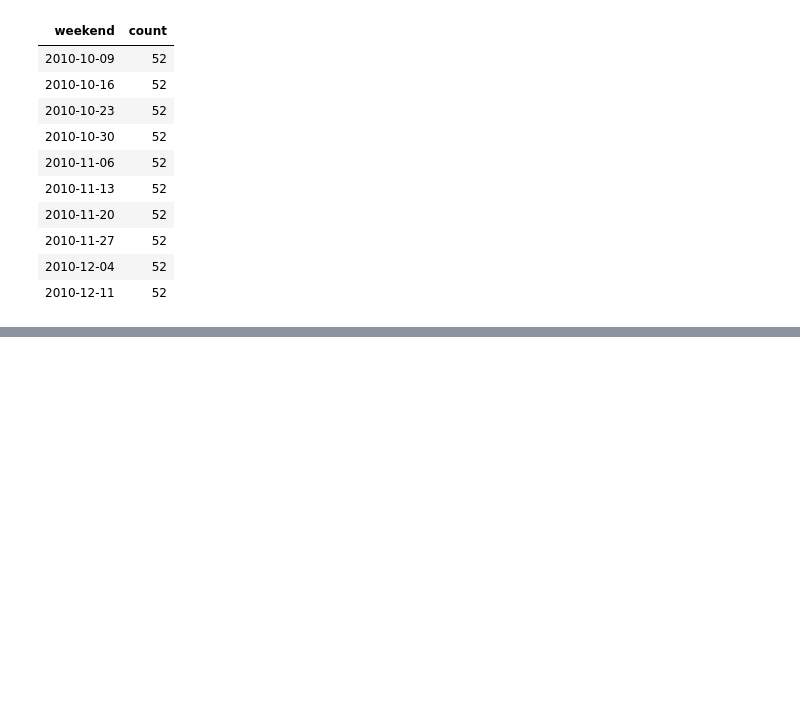
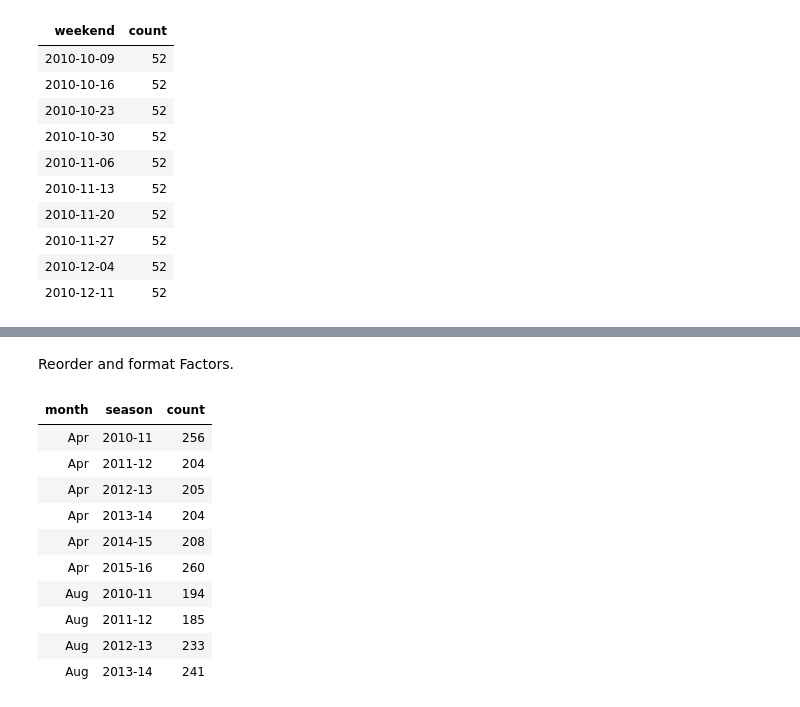
Before and after one commit to smrtnrd/data-exploration-influenza, a Jupyter notebook: influenza_data_nm.ipynb, the cells around one changed output, grey strips where cells are left out. Drawn from its saved outputs; the diff is of its cells as text; code cells hidden in the pictures; blank space fills up the shorter version.

```diff
--- a/influenza_data_nm.ipynb
+++ b/influenza_data_nm.ipynb
@@ -204,0 +244,22 @@ max_save(plot, "US-ILI-when-1", "US CDC Fluview Data")
+# %% [markdown]
+Reorder and format Factors.
+# %%
+month_format <- c("Jan","Feb","Mar","Apr","May","Jun","Jul","Aug","Sep","Oct","Nov","Dec")
+season_format <- c("2010-11","2011-12","2012-13","2013-14","2014-15","2015-16")
+
+df.flu.time$month <- factor(df.flu.time$month, level = rev(month_format))
+df.flu.time$season <- factor(df.flu.time$season, level = rev(season_format))
+
+df.flu.time %>% head(10)
+# %% [output]
+| month | season | count |
+| Apr | 2010-11 | 256 |
+| Apr | 2011-12 | 204 |
+| Apr | 2012-13 | 205 |
+| Apr | 2013-14 | 204 |
+| Apr | 2014-15 | 208 |
+| Apr | 2015-16 | 260 |
+| Aug | 2010-11 | 194 |
+| Aug | 2011-12 | 185 |
+| Aug | 2012-13 | 233 |
+| Aug | 2013-14 | 241 |
```
Also changed, not shown: parts of 7 cells of this notebook, 2 other files.
